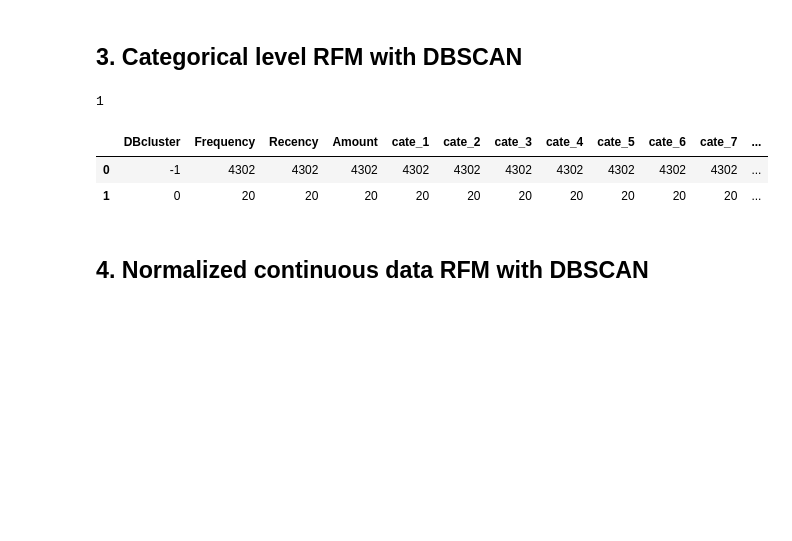
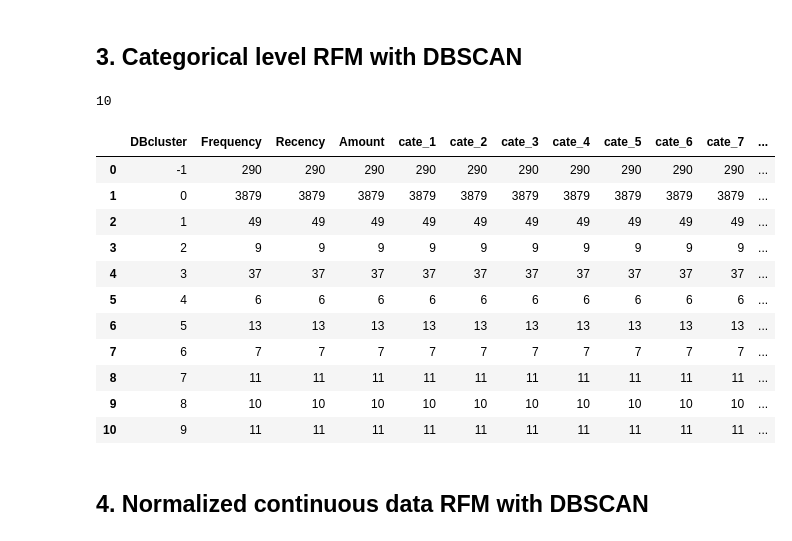
Before and after one commit to fay067/CSC522_P08_Project, a Jupyter notebook: stock_prod_clustering.ipynb, the cells around one changed output. Cells and saved outputs as stored; diff of their text form; code cells hidden in the pictures; blank space fills up the shorter version.

Commit message:
DBSCAN complete

```diff
--- a/stock_prod_clustering.ipynb
+++ b/stock_prod_clustering.ipynb
@@ -155,17 +155,26 @@ temp.head(10)
 # %%
 X_trans = stock_rfm_trans.iloc[:,1:]
 # %%
-db = DBSCAN(eps= 0.2, min_samples=20).fit(X_trans)
+db = DBSCAN(eps= 2.5, min_samples=7).fit(X_trans)
 labels_trans = db.labels_
 n_clusters_trans = len(set(labels_trans)) - (1 if -1 in labels_trans else 0)
 print(n_clusters_trans)
 X_trans['DBcluster'] = labels_trans
 X_trans.groupby("DBcluster", as_index = False).count()
 # %% [output]
-1
+10
 |  | DBcluster | Frequency | Recency | Amount | cate_1 | cate_2 | cate_3 | cate_4 | cate_5 | cate_6 | cate_7 | ... |
-| 0 | -1 | 4302 | 4302 | 4302 | 4302 | 4302 | 4302 | 4302 | 4302 | 4302 | 4302 | ... |
-| 1 | 0 | 20 | 20 | 20 | 20 | 20 | 20 | 20 | 20 | 20 | 20 | ... |
+| 0 | -1 | 290 | 290 | 290 | 290 | 290 | 290 | 290 | 290 | 290 | 290 | ... |
+| 1 | 0 | 3879 | 3879 | 3879 | 3879 | 3879 | 3879 | 3879 | 3879 | 3879 | 3879 | ... |
+| 2 | 1 | 49 | 49 | 49 | 49 | 49 | 49 | 49 | 49 | 49 | 49 | ... |
+| 3 | 2 | 9 | 9 | 9 | 9 | 9 | 9 | 9 | 9 | 9 | 9 | ... |
+| 4 | 3 | 37 | 37 | 37 | 37 | 37 | 37 | 37 | 37 | 37 | 37 | ... |
+| 5 | 4 | 6 | 6 | 6 | 6 | 6 | 6 | 6 | 6 | 6 | 6 | ... |
+| 6 | 5 | 13 | 13 | 13 | 13 | 13 | 13 | 13 | 13 | 13 | 13 | ... |
+| 7 | 6 | 7 | 7 | 7 | 7 | 7 | 7 | 7 | 7 | 7 | 7 | ... |
+| 8 | 7 | 11 | 11 | 11 | 11 | 11 | 11 | 11 | 11 | 11 | 11 | ... |
+| 9 | 8 | 10 | 10 | 10 | 10 | 10 | 10 | 10 | 10 | 10 | 10 | ... |
+| 10 | 9 | 11 | 11 | 11 | 11 | 11 | 11 | 11 | 11 | 11 | 11 | ... |
 # %% [markdown]
 ## 4. Normalized continuous data RFM with DBSCAN
 # %%
```
Also changed, not shown: parts of 1 cell of this notebook.
